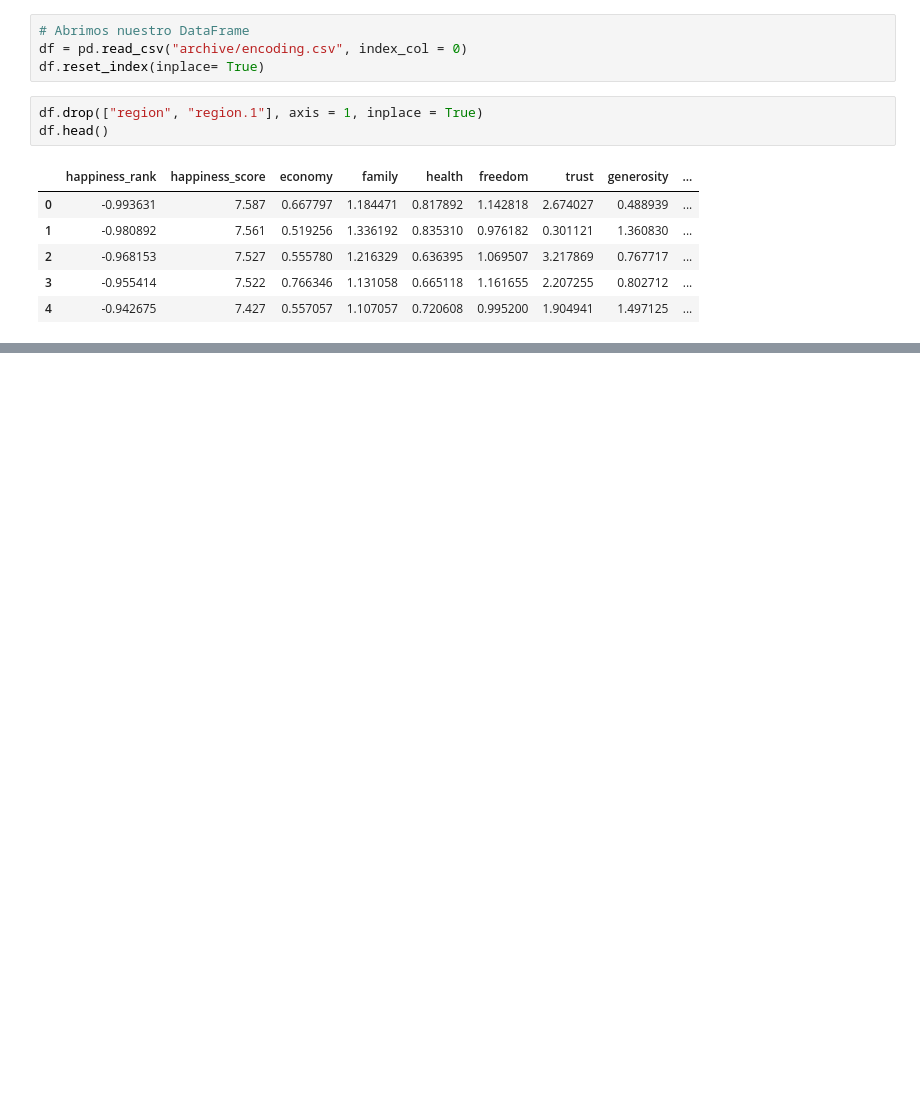
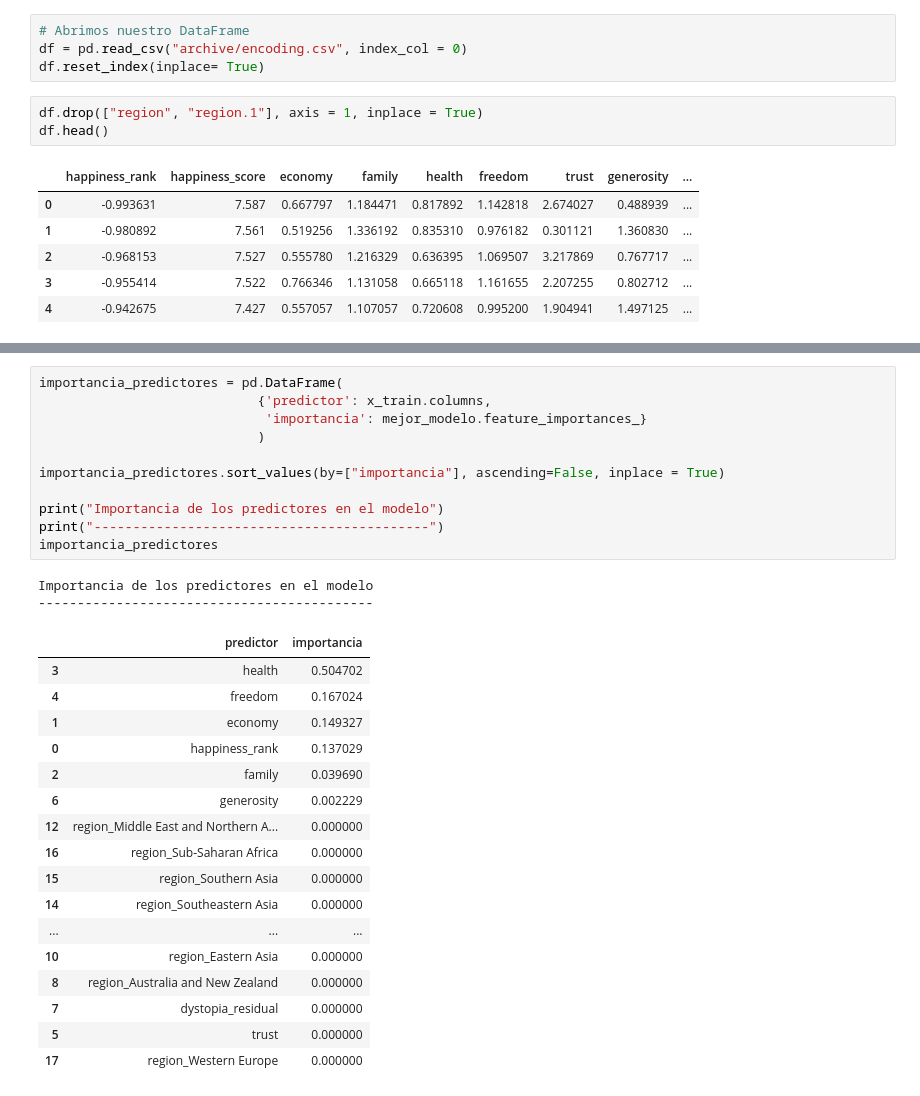
Before and after one commit to Adalab/DA-promo-c-modulo-3-sprint-1-AnaG-Laura, a Jupyter notebook: Regresón Lineal/Lección-11-Decision-Tree.ipynb, the cells around one changed output, grey strips where cells are left out. Drawn from its saved outputs; the diff is of its cells as text; blank space fills up the shorter version.

```diff
--- a/Regresón Lineal/Lección-11-Decision-Tree.ipynb
+++ b/Regresón Lineal/Lección-11-Decision-Tree.ipynb
@@ -46,0 +146,31 @@ df.head()
+# %%
+importancia_predictores = pd.DataFrame(
+                            {'predictor': x_train.columns,
+                             'importancia': mejor_modelo.feature_importances_}
+                            )
+
+importancia_predictores.sort_values(by=["importancia"], ascending=False, inplace = True)
+
+print("Importancia de los predictores en el modelo")
+print("-------------------------------------------")
+importancia_predictores
+# %% [output]
+Importancia de los predictores en el modelo
+-------------------------------------------
+|  | predictor | importancia |
+| 3 | health | 0.504702 |
+| 4 | freedom | 0.167024 |
+| 1 | economy | 0.149327 |
+| 0 | happiness_rank | 0.137029 |
+| 2 | family | 0.039690 |
+| 6 | generosity | 0.002229 |
+| 12 | region_Middle East and Northern A... | 0.000000 |
+| 16 | region_Sub-Saharan Africa | 0.000000 |
+| 15 | region_Southern Asia | 0.000000 |
+| 14 | region_Southeastern Asia | 0.000000 |
+| ... | ... | ... |
+| 10 | region_Eastern Asia | 0.000000 |
+| 8 | region_Australia and New Zealand | 0.000000 |
+| 7 | dystopia_residual | 0.000000 |
+| 5 | trust | 0.000000 |
+| 17 | region_Western Europe | 0.000000 |
```
Also changed, not shown: parts of 21 cells of this notebook, 1 other file.
